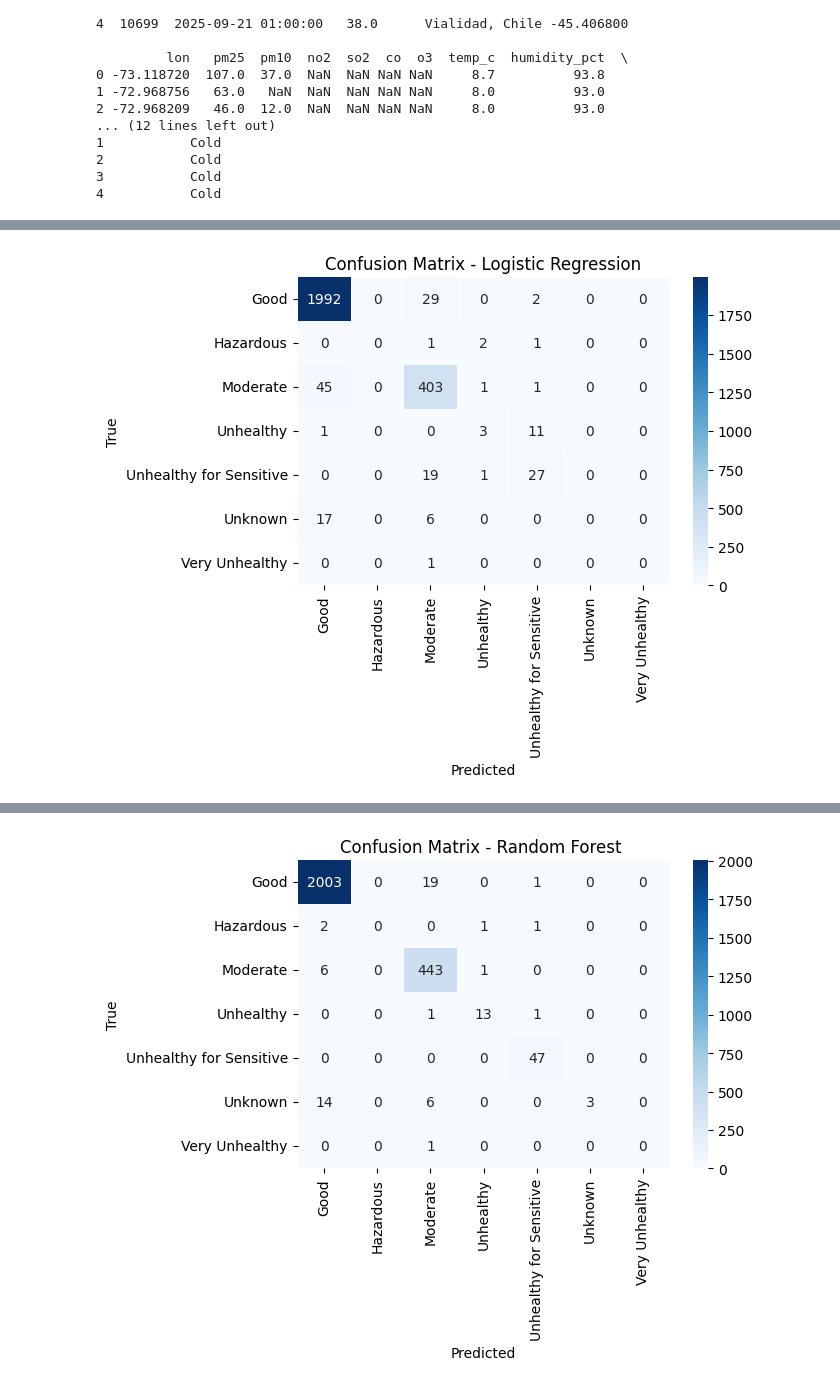
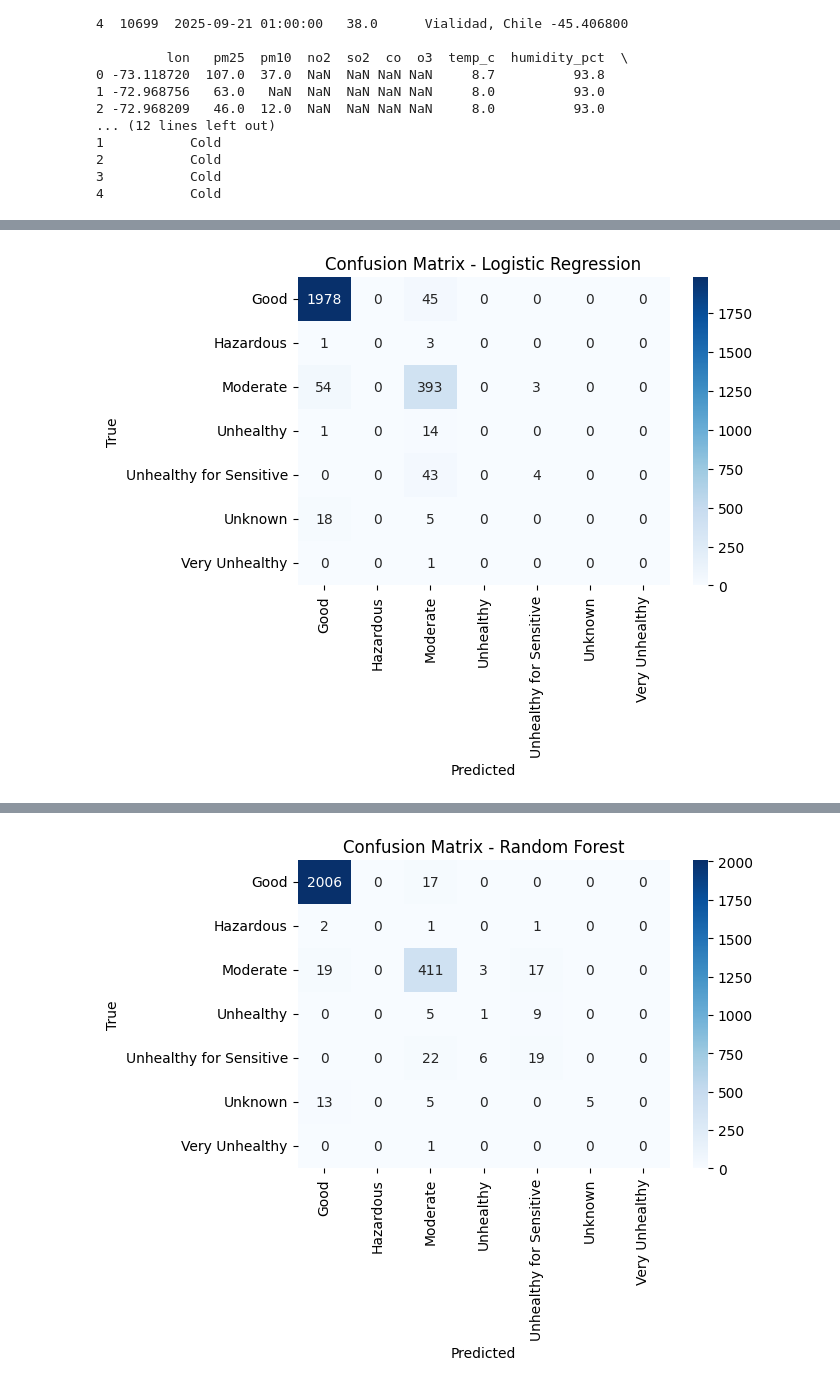
Before and after one commit to mkesigan/AQI_PREDICTION, a Jupyter notebook: AQI_Model.ipynb, the cells around one changed output, grey strips where cells are left out. Drawn from its saved outputs; the diff is of its cells as text; code cells hidden in the pictures.

```diff
--- a/AQI_Model.ipynb
+++ b/AQI_Model.ipynb
@@ -150,38 +168,26 @@ Selected Best Features: ['pm25', 'pm10', 'o3', 'co', 'no2', 'pressure_hpa', 'so2
+# %%
+# --------------------------
+# 8) Train-Test Split
+# --------------------------
+X_train, X_test, y_train, y_test = train_test_split(
+    X_selected, y_enc, test_size=0.2, random_state=42, stratify=y_enc
+)
+# %%
+# --------------------------
+# 9) Preprocessor (numeric pipeline only)
+# --------------------------
+preprocessor = ColumnTransformer(
+    transformers=[
+        ("num", Pipeline(steps=[
+            ("imputer", SimpleImputer(strategy="mean")),
+            ("scaler", StandardScaler())
+        ]), top_features)
+    ]
+)
 # %%
-target = "aqi_category"
-features = ["pm25","pm10","no2","so2","co","o3","pressure_hpa","humidity_pct"]
-features = [f for f in features if f in df.columns]
-
-X = df[features].copy()
-y = df[target]
-
-# Drop rows with missing target
-X = X[y.notna()]
-y = y[y.notna()]
-
-# Force all features numeric (turns text "NaN" into np.nan)
-X = X.apply(pd.to_numeric, errors="coerce")
-
-
-le = LabelEncoder()
-y_enc = le.fit_transform(y)
-
-
-X_train, X_test, y_train, y_test = train_test_split(
-    X, y_enc, test_size=0.2, random_state=42, stratify=y_enc
-)
-
-
-preprocessor = ColumnTransformer(
-    transformers=[
-        ("num", Pipeline(steps=[
-            ("imputer", SimpleImputer(strategy="mean")),   # fill NaNs with mean
-            ("scaler", StandardScaler())
-        ]), features)
-    ]
-)
-
-
+# --------------------------
+# 10) Train & Evaluate Models
+# --------------------------
 def train_and_evaluate(model, model_name):
     clf = Pipeline(steps=[
         ("preprocessor", preprocessor),
@@ -193,22 +199,23 @@ def train_and_evaluate(model, model_name):
     acc = accuracy_score(y_test, y_pred)
     print(f"\n=== {model_name} ===")
     print("Accuracy:", round(acc, 4))
-    print(classification_report(y_test, y_pred, target_names=le.classes_))
+    print(classification_report(y_test, y_pred, target_names=le_target.classes_))
 
-    # Confusion Matrix
     cm = confusion_matrix(y_test, y_pred)
     plt.figure(figsize=(6,4))
     sns.heatmap(cm, annot=True, fmt="d", cmap="Blues",
-                xticklabels=le.classes_,
-                yticklabels=le.classes_)
+                xticklabels=le_target.classes_,
+                yticklabels=le_target.classes_)
     plt.title(f"Confusion Matrix - {model_name}")
     plt.xlabel("Predicted")
     plt.ylabel("True")
     plt.show()
 
 
+
+    # Run models
 train_and_evaluate(LogisticRegression(max_iter=1000), "Logistic Regression")
-train_and_evaluate(RandomForestClassifier(n_estimators=200, random_state=42), "Random Forest ")
-train_and_evaluate(GradientBoostingClassifier(random_state=42), "Gradient Boosting ")
+train_and_evaluate(RandomForestClassifier(n_estimators=200, random_state=42), "Random Forest")
+train_and_evaluate(GradientBoostingClassifier(random_state=42), "Gradient Boosting")
 # %% [output]
 === Logistic Regression ===
@@ -229 +236 @@ Unhealthy for Sensitive       0.64      0.57      0.61        47
-[figure, old version]
+[figure, new version]
@@ -245 +252 @@ Unhealthy for Sensitive       0.94      1.00      0.97        47
-[figure, old version]
+[figure, new version]
```
Also changed, not shown: parts of 18 cells of this notebook, 3 other files.
